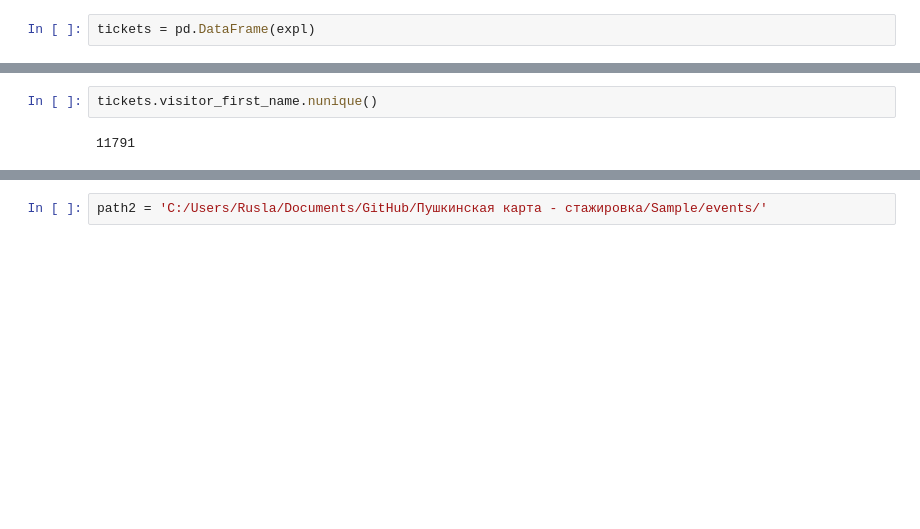
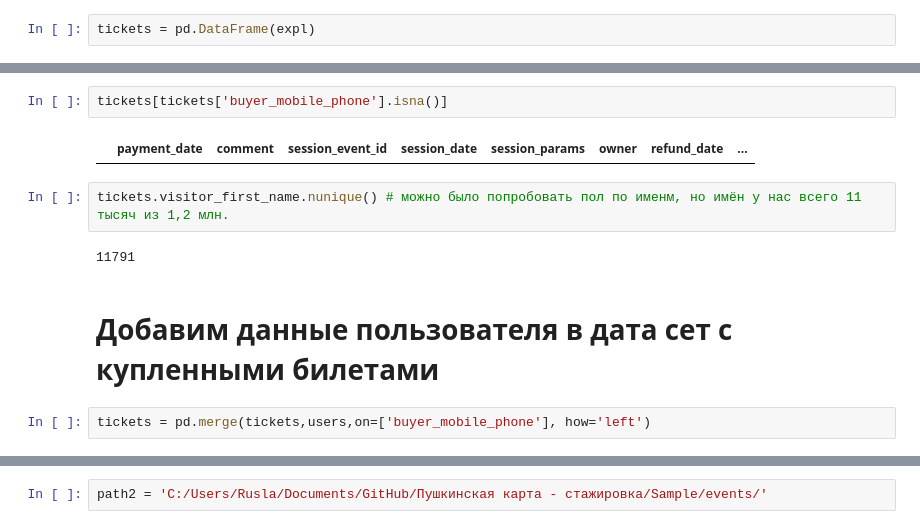
Before and after one commit to crazy-historian/pushkin_card_recommender_system, a Jupyter notebook: Download2.ipynb, the cells around one changed output, grey strips where cells are left out. Cells and saved outputs as stored; diff of their text form; blank space fills up the shorter version.

```diff
--- a/Download2.ipynb
+++ b/Download2.ipynb
@@ -27,4 +49,12 @@ tickets.sample(3)
-# %%
-tickets.visitor_first_name.nunique()
-# %% [output]
-11791
+# %%
+tickets[tickets['buyer_mobile_phone'].isna()]
+# %% [output]
+|  | payment_date | comment | session_event_id | session_date | session_params | owner | refund_date | ... |
+# %%
+tickets.visitor_first_name.nunique() # можно было попробовать пол по именм, но имён у нас всего 11 тысяч из 1,2 млн.
+# %% [output]
+11791
+# %% [markdown]
+# Добавим данные пользователя в дата сет с купленными билетами
+# %%
+tickets = pd.merge(tickets,users,on=['buyer_mobile_phone'], how='left')
```
Also changed, not shown: parts of 33 cells of this notebook, 1 other file.
